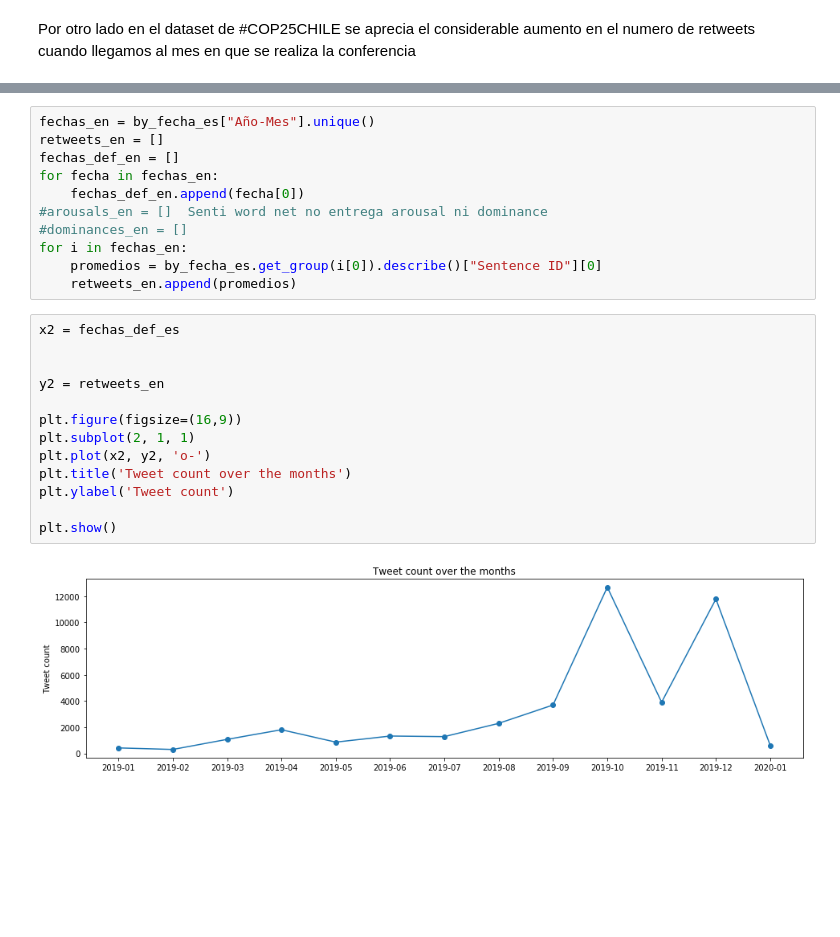
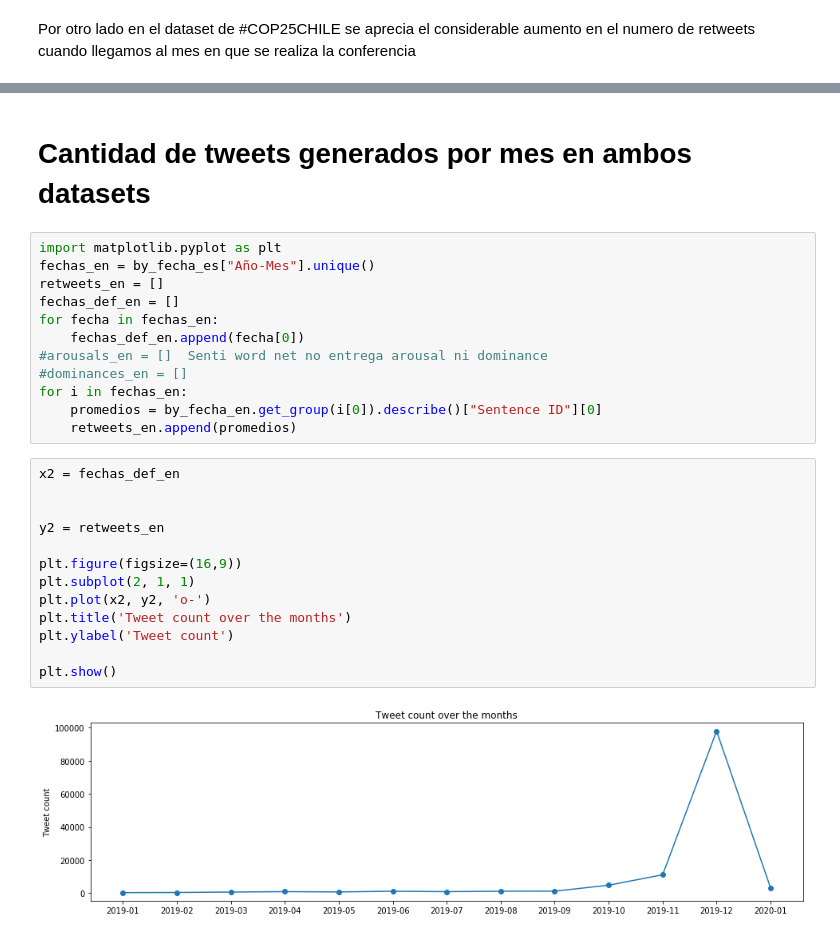
Before and after one commit to chrisgcs/BW_Proyecto, a Jupyter notebook: Word Vectors y Sentiment.ipynb, the cells around one changed output, grey strips where cells are left out. Cells and saved outputs as stored; diff of their text form; blank space fills up the shorter version.

```diff
--- a/Word Vectors y Sentiment.ipynb
+++ b/Word Vectors y Sentiment.ipynb
@@ -756,4 +753,7 @@ indexes.head(30)
+# %% [markdown]
+# Cantidad de tweets generados por mes en ambos datasets
 # %%
+import matplotlib.pyplot as plt
 fechas_en = by_fecha_es["Año-Mes"].unique()
 retweets_en = []
 fechas_def_en = []
@@ -762,20 +762,20 @@ for fecha in fechas_en:
 #arousals_en = []  Senti word net no entrega arousal ni dominance
 #dominances_en = []
 for i in fechas_en:
-    promedios = by_fecha_es.get_group(i[0]).describe()["Sentence ID"][0]
+    promedios = by_fecha_en.get_group(i[0]).describe()["Sentence ID"][0]
     retweets_en.append(promedios)
 # %%
-x2 = fechas_def_es
+x2 = fechas_def_en
 
 
 y2 = retweets_en
 
 plt.figure(figsize=(16,9))
 plt.subplot(2, 1, 1)
 plt.plot(x2, y2, 'o-')
 plt.title('Tweet count over the months')
 plt.ylabel('Tweet count')
 
 plt.show()
 # %% [output]
-[figure, old version]
+[figure, new version]
```
Also changed, not shown: parts of 16 cells of this notebook.
